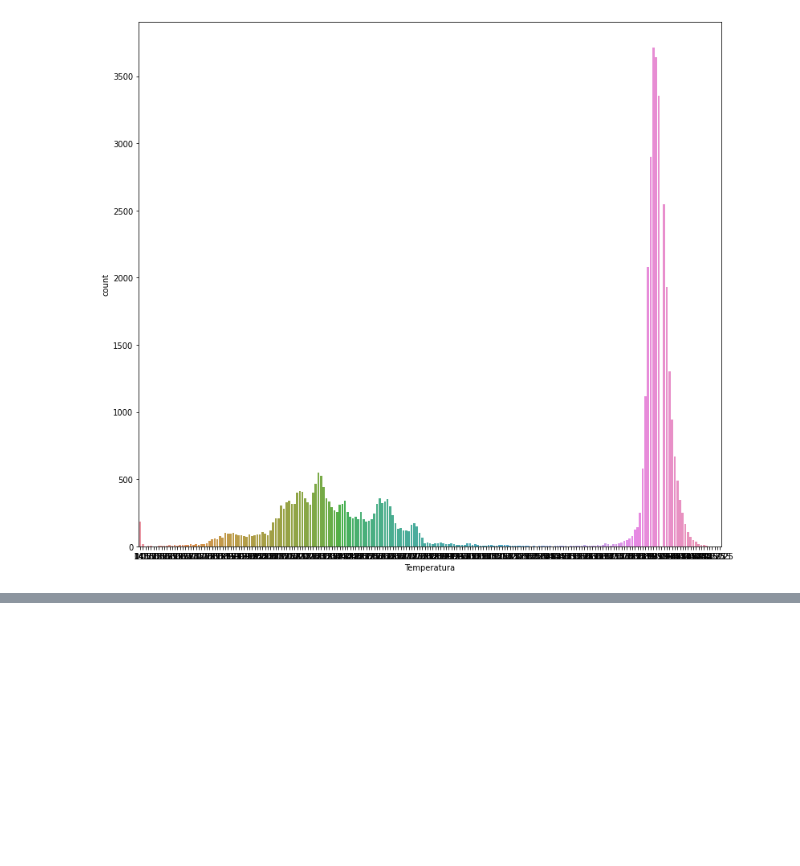
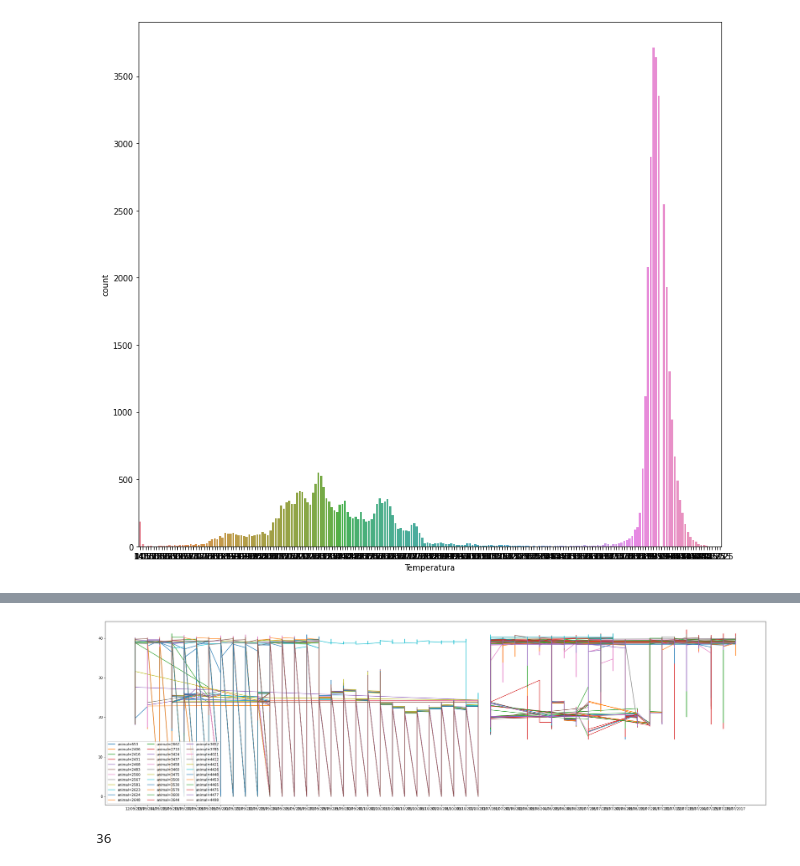
Before and after one commit to InstitutodaVinci3/vancouver, a Jupyter notebook: Temperatura_Animal.ipynb, the cells around one changed output, grey strips where cells are left out. Cells and saved outputs as stored; diff of their text form; code cells hidden in the pictures; blank space fills up the shorter version.

```diff
--- a/Temperatura_Animal.ipynb
+++ b/Temperatura_Animal.ipynb
@@ -179,0 +257,18 @@ Name: Temperatura, dtype: int64
+# %%
+fig = plt.figure(figsize=(35, 10))
+ax = fig.add_subplot(111)
+
+lista = df#.loc[(df['Data']=='09/10/2017')]
+
+for i in df.Id_Animal.unique():
+  a = lista.loc[(lista['Id_Animal']==i)]
+  ax.plot(a.Data, a.Temperatura, label='animal={}'.format(i), zorder=2)
+
+ax.legend(loc='lower left', ncol=3)
+plt.show()
+# %% [output]
+[figure, added]
+# %%
+len(df.Id_Animal.unique())
+# %% [output]
+36
```
Also changed, not shown: parts of 21 cells of this notebook.
